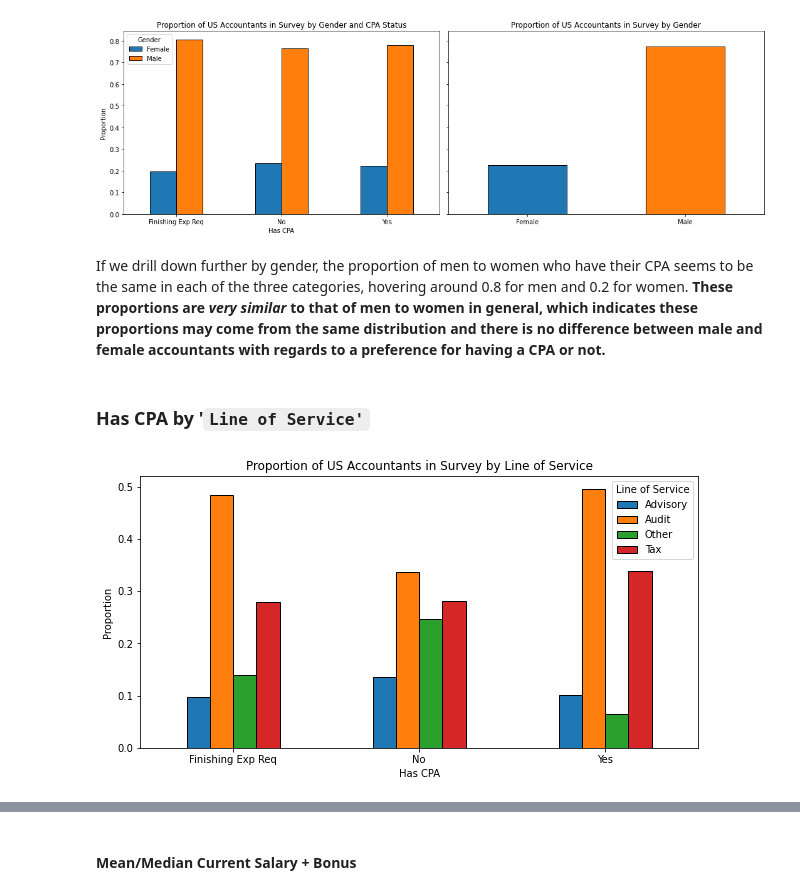
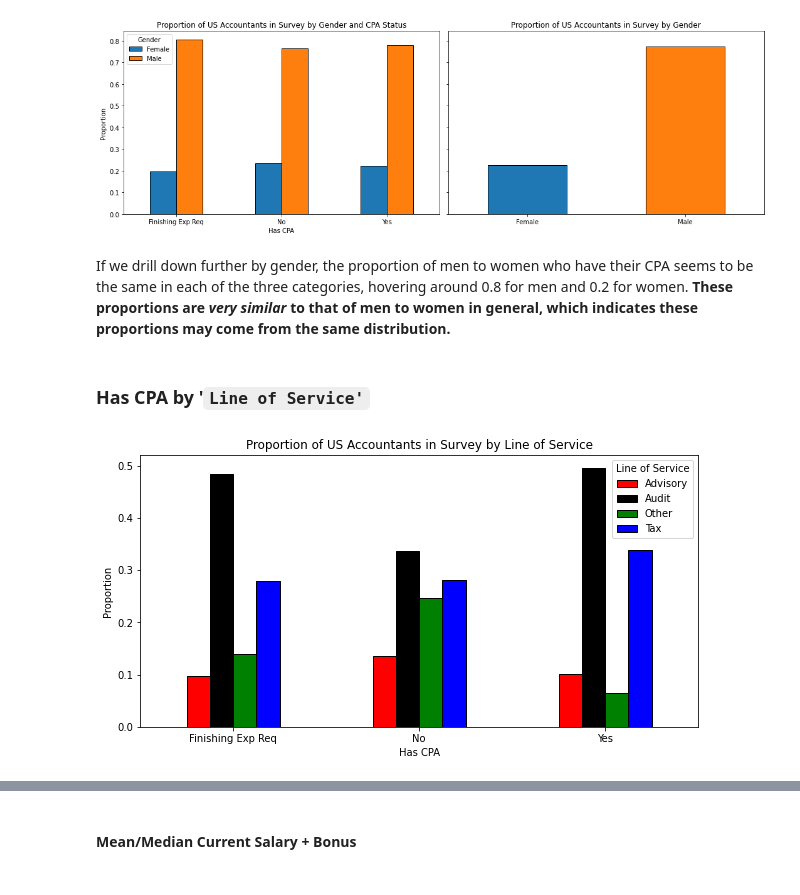
Before and after one commit to papir805/accounting_analysis, a Jupyter notebook: accounting_eda.ipynb, the cells around one changed output, grey strips where cells are left out. Cells and saved outputs as stored; diff of their text form; code cells hidden in the pictures.

```diff
--- a/accounting_eda.ipynb
+++ b/accounting_eda.ipynb
@@ -890,14 +948,14 @@ plt.show()
 # %% [output]
 [figure]
 # %% [markdown]
-If we drill down further by gender, the proportion of men to women who have their CPA seems to be the same in each of the three categories, hovering around 0.8 for men and 0.2 for women.  **These proportions are *very similar* to that of men to women in general, which indicates these proportions may come from the same distribution and there is no difference between male and female accountants with regards to a preference for having a CPA or not.**
+If we drill down further by gender, the proportion of men to women who have their CPA seems to be the same in each of the three categories, hovering around 0.8 for men and 0.2 for women.  **These proportions are *very similar* to that of men to women in general, which indicates these proportions may come from the same distribution.**
 # %% [markdown]
 ### Has CPA by '`Line of Service'`
 # %%
-pd.crosstab(los_df_larger_30['Has CPA'], los_df_larger_30['Line of Service'], normalize='index').plot.bar(edgecolor='black', rot=0, figsize=(10,5))
+pd.crosstab(los_df_larger_30['Has CPA'], los_df_larger_30['Line of Service'], normalize='index').plot.bar(edgecolor='black', rot=0, figsize=(10,5), color=los_colors)
 plt.ylabel('Proportion')
 plt.title('Proportion of US Accountants in Survey by Line of Service')
 plt.show()
 # %% [output]
-[figure, old version]
+[figure, new version]
 # %% [markdown]
```
Also changed, not shown: parts of 112 cells of this notebook.
